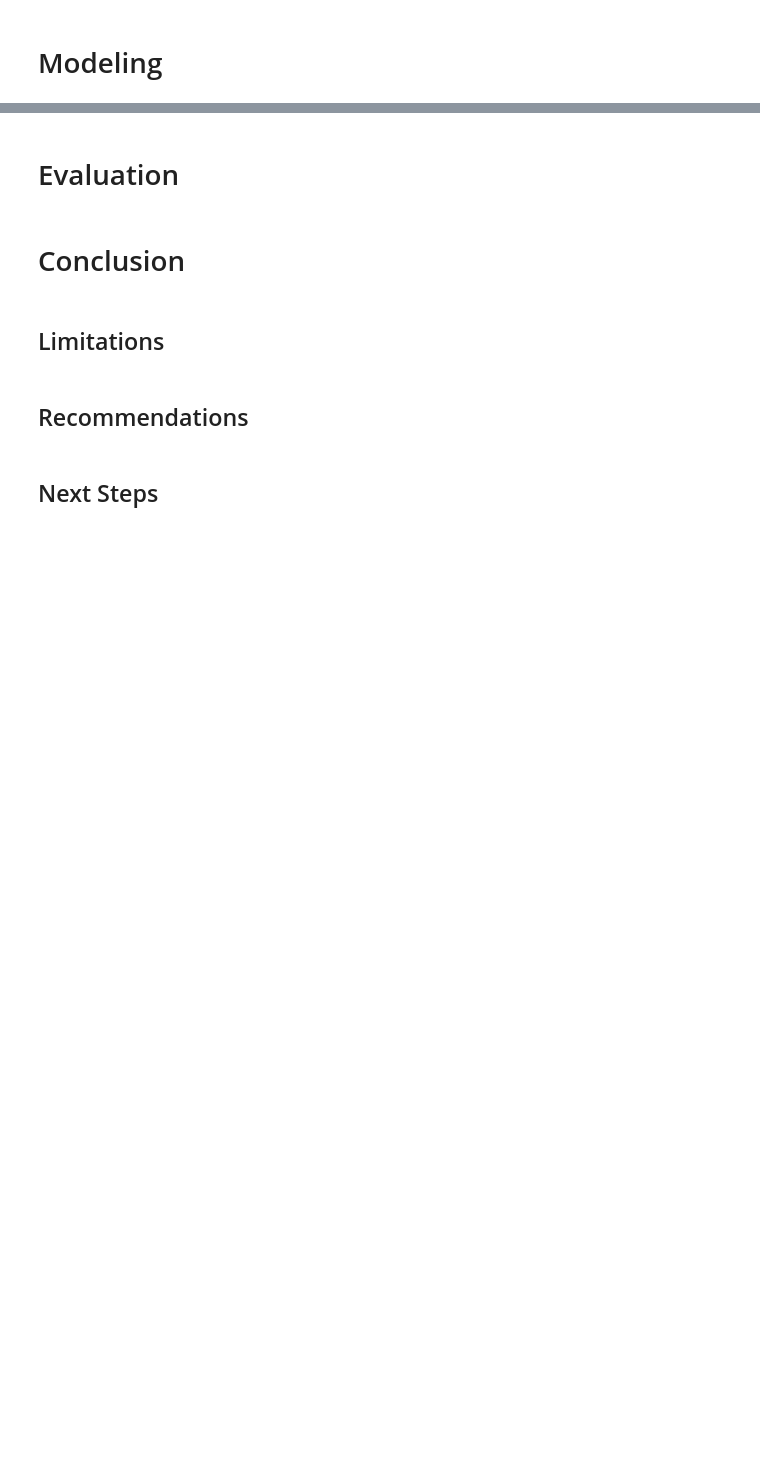
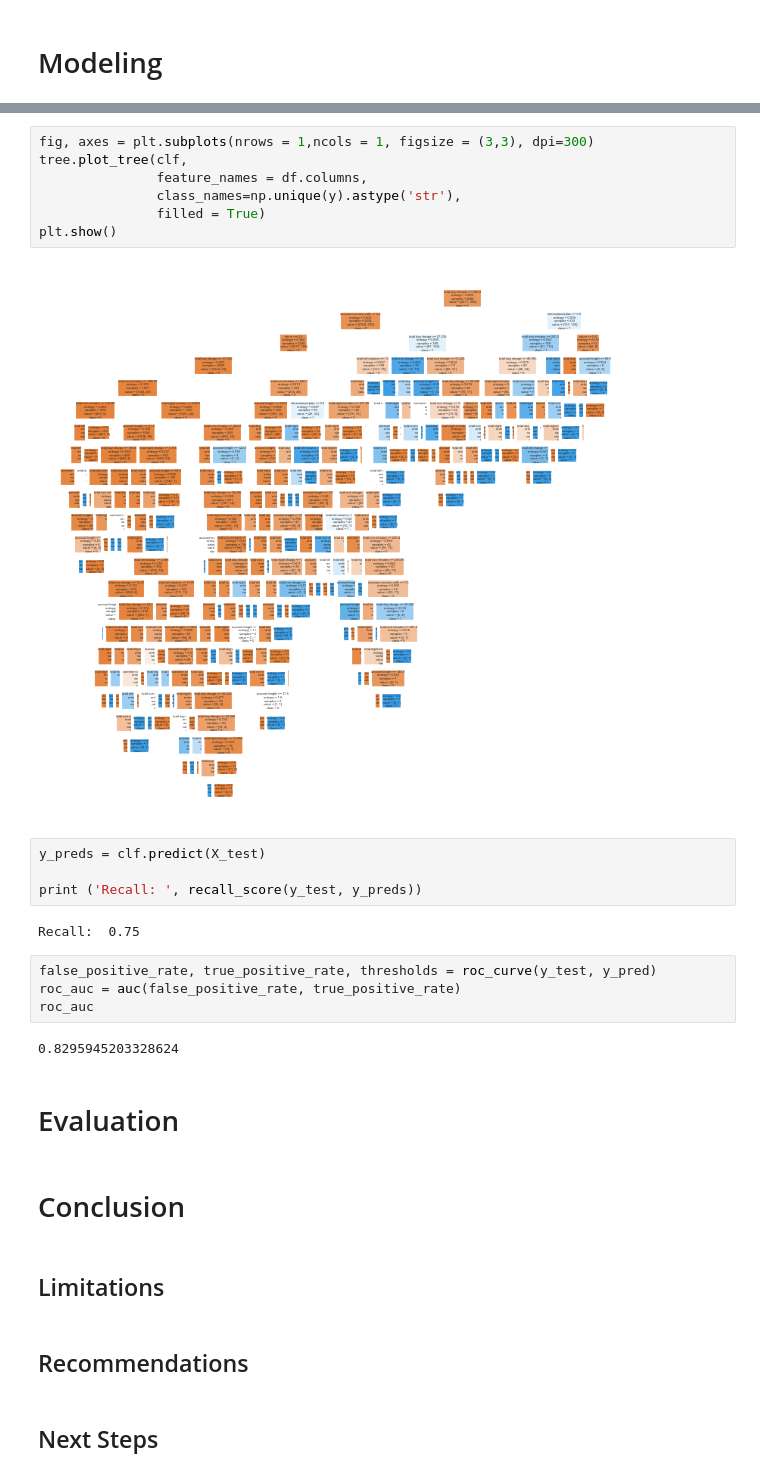
Before and after one commit to sfp13VA/SyriaTel_Customer_Churn, a Jupyter notebook: notebook.ipynb, the cells around one changed output, grey strips where cells are left out. Saved outputs shown, nothing was run; the diff lists cells and outputs as text; blank space fills up the shorter version.

```diff
--- a/notebook.ipynb
+++ b/notebook.ipynb
@@ -49,3 +182,24 @@ df.head()
+# %%
+fig, axes = plt.subplots(nrows = 1,ncols = 1, figsize = (3,3), dpi=300)
+tree.plot_tree(clf,
+               feature_names = df.columns,
+               class_names=np.unique(y).astype('str'),
+               filled = True)
+plt.show()
+# %% [output]
+[figure, added]
+# %%
+y_preds = clf.predict(X_test)
+
+print ('Recall: ', recall_score(y_test, y_preds))
+# %% [output]
+Recall:  0.75
+# %%
+false_positive_rate, true_positive_rate, thresholds = roc_curve(y_test, y_pred)
+roc_auc = auc(false_positive_rate, true_positive_rate)
+roc_auc
+# %% [output]
+0.8295945203328624
 # %% [markdown]
 # Evaluation
 # %% [markdown]
```
Also changed, not shown: parts of 15 cells of this notebook.
